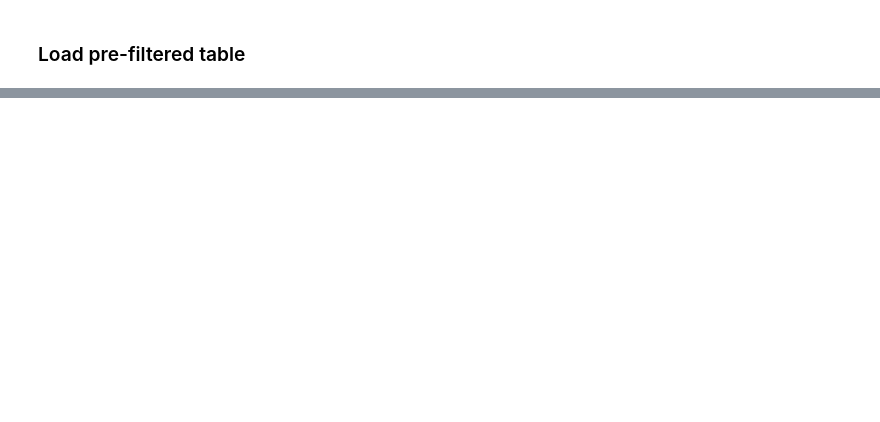
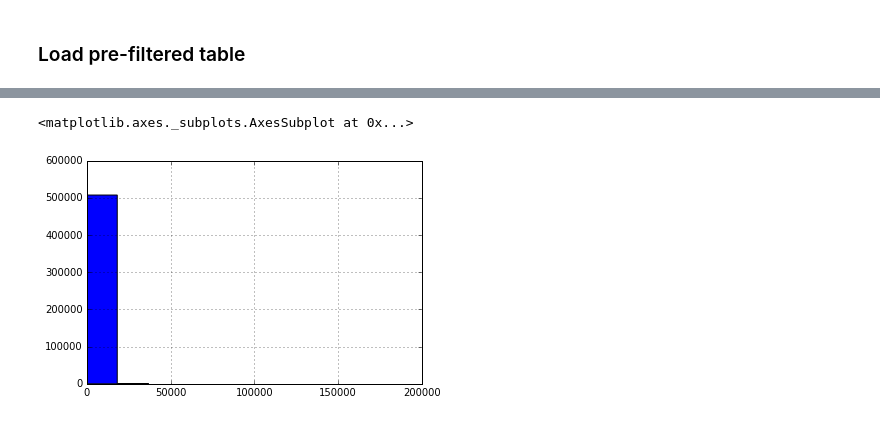
Before and after one commit to stuarteberg/random-hemibrain-notebooks, a Jupyter notebook: spark-focused.ipynb, the cells around one changed output, grey strips where cells are left out. Drawn from its saved outputs; the diff is of its cells as text; code cells hidden in the pictures; blank space fills up the shorter version.

```diff
--- a/spark-focused.ipynb
+++ b/spark-focused.ipynb
@@ -279,0 +399,6 @@ notebook-cluster--20180722.201030/  updated-tables/
+# %%
+ec = body_stats['edge_count']
+display(ec.hist())
+# %% [output]
+<matplotlib.axes._subplots.AxesSubplot at 0x...>
+[figure, added]
```
Also changed, not shown: parts of 103 cells of this notebook, 1 other file.
